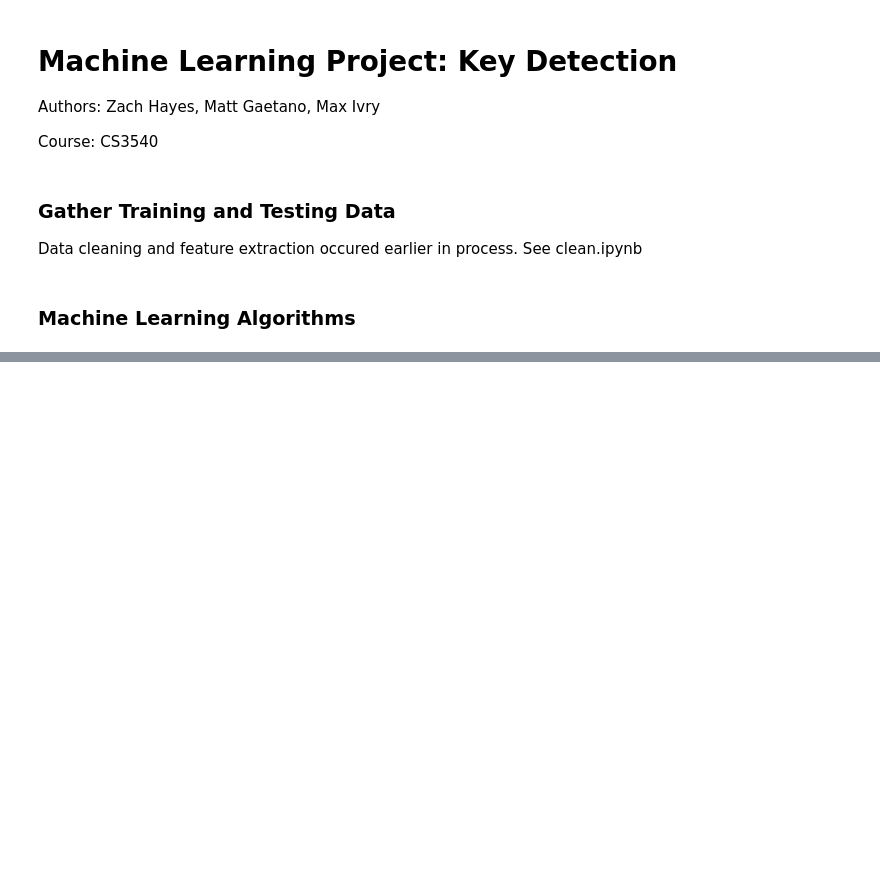
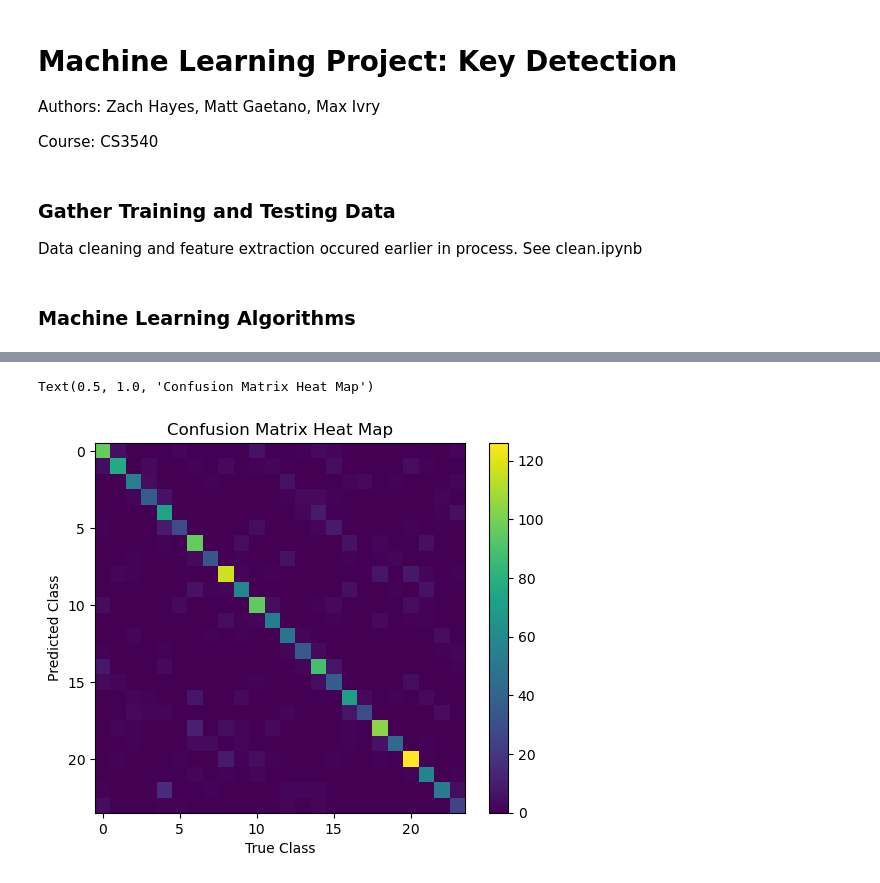
Before and after one commit to maxsivry/CS3540-AudioProject, a Jupyter notebook: main.ipynb, the cells around one changed output, grey strips where cells are left out. Cells and saved outputs as stored; diff of their text form; code cells hidden in the pictures; blank space fills up the shorter version.

Commit message:
Working on logistic regression and SVM approaches

```diff
--- a/main.ipynb
+++ b/main.ipynb
@@ -27,0 +87,20 @@ X_train, y_train, X_test, y_test = retrieve_data()
+# %%
+log_reg = LogisticRegression()
+log_reg.fit(X_train, y_train)
+log_reg_results = log_reg.predict(X_test)
+
+def conf_matrix_to_df(conf_matrix, target_names):
+    return pd.DataFrame(conf_matrix, columns=target_names, index=target_names)
+
+conf_matrix = confusion_matrix(y_true=y_test, y_pred=log_reg_results)
+print(conf_matrix)
+conf_matrix_to_df(conf_matrix, all_keys)
+# %%
+plt.imshow(conf_matrix)
+plt.colorbar(location="right")
+plt.xlabel("True Class")
+plt.ylabel("Predicted Class")
+plt.title("Confusion Matrix Heat Map")
+# %% [output]
+Text(0.5, 1.0, 'Confusion Matrix Heat Map')
+[figure, added]
```
Also changed, not shown: parts of 10 cells of this notebook, 3 other files.
